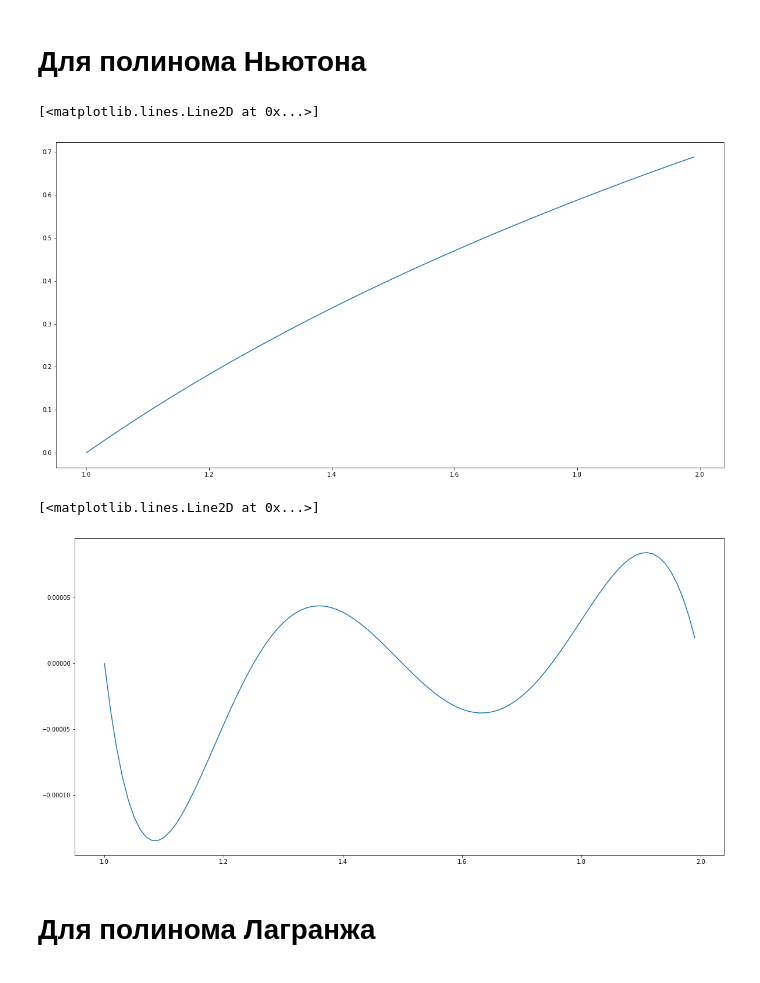
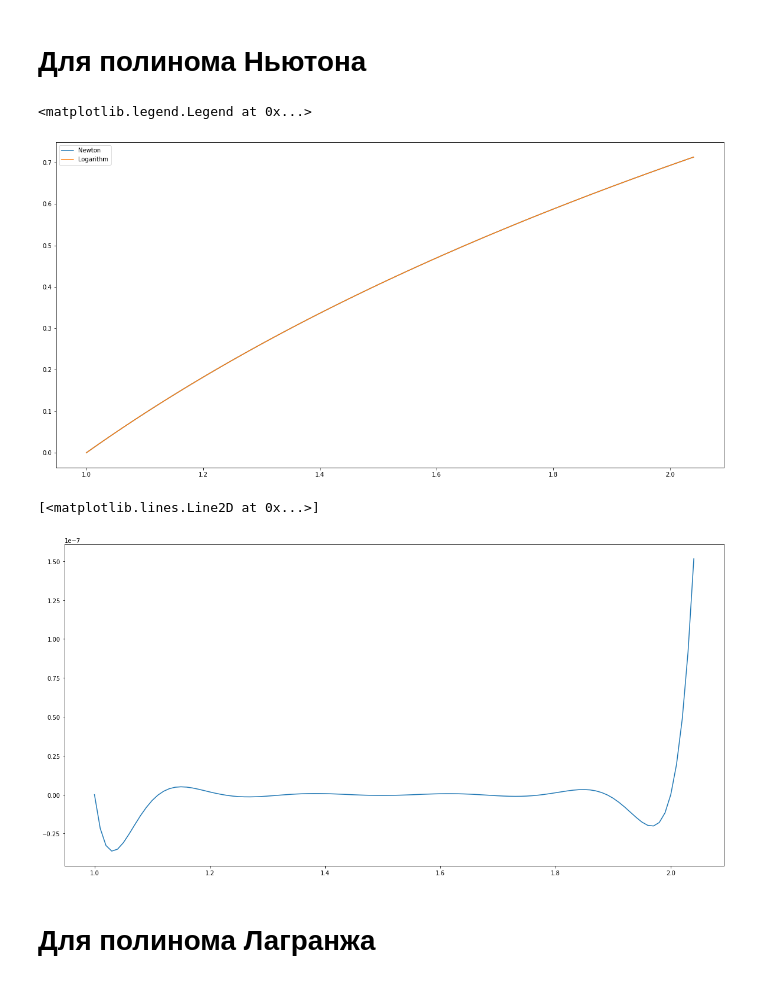
Before and after one commit to SkivHisink/BasicsOfComputationalPhysics, a Jupyter notebook: Task5Py/Task5.ipynb, the cells around one changed output. Saved outputs shown, nothing was run; the diff lists cells and outputs as text; code cells hidden in the pictures.

```diff
--- a/Task5Py/Task5.ipynb
+++ b/Task5Py/Task5.ipynb
@@ -46,7 +46,7 @@ def NewtonPolynom(points):
     diff = diffMatrix(points)
     h = points[1].X - points[0].X
     #minimum, maximum, function
-    return 1, 2, lambda x: SupportNewtonFunction(points, diff, x, h = h)
+    return 1, 2.05, lambda x: SupportNewtonFunction(points, diff, x, h = h)
 # %%
 def Li(points, i, x):
     result = 1.0
@@ -73,7 +73,7 @@ def createSeries(n):
         result.append(Vector(x, y))
     return result
 # %%
-n = 5
+n = 10
 series = createSeries(n)
 # %% [markdown]
 # Для полинома Ньютона
@@ -81,10 +81,10 @@ series = createSeries(n)
 newton_polynomian = NewtonPolynom(series)
 # %%
 values=list()
-for i in range(100):
+for i in range(105):
     values.append(float(i+100)/100.0)
 log_values=list()
-for i in range(100):
+for i in range(105):
     log_values.append(math.log(values[i]))
 # %%
 newton_val = list()
@@ -93,10 +93,12 @@ for i in range(len(values)):
 # %%
 plt.rcParams['figure.figsize'] = [20, 10]
 fig, ax = plt.subplots()
-ax.plot(values, newton_val)
+ax.plot(values, newton_val, label = 'Newton')
+ax.plot(values, log_values, label = 'Logarithm')
+ax.legend()
 # %% [output]
-[<matplotlib.lines.Line2D at 0x...>]
+<matplotlib.legend.Legend at 0x...>
-[figure, old version]
+[figure, new version]
 # %%
 log_x_newton=list()
 for i in range(len(values)):
@@ -107,7 +109,7 @@ fig, ax = plt.subplots()
 ax.plot(values, log_x_newton)
 # %% [output]
 [<matplotlib.lines.Line2D at 0x...>]
-[figure, old version]
+[figure, new version]
 # %% [markdown]
 # Для полинома Лагранжа
 # %%
```
Also changed, not shown: parts of 4 cells of this notebook, 9 other files.
